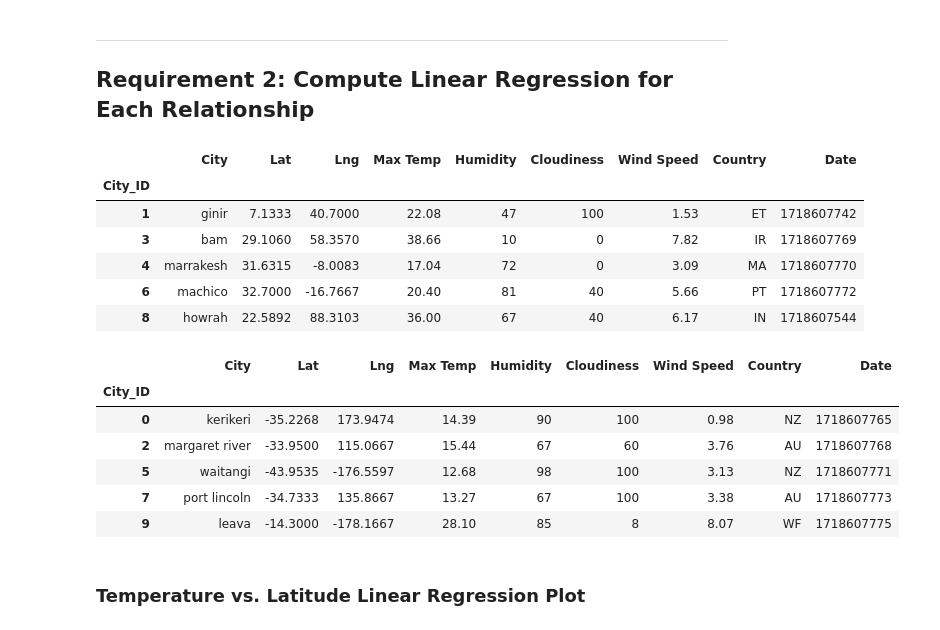
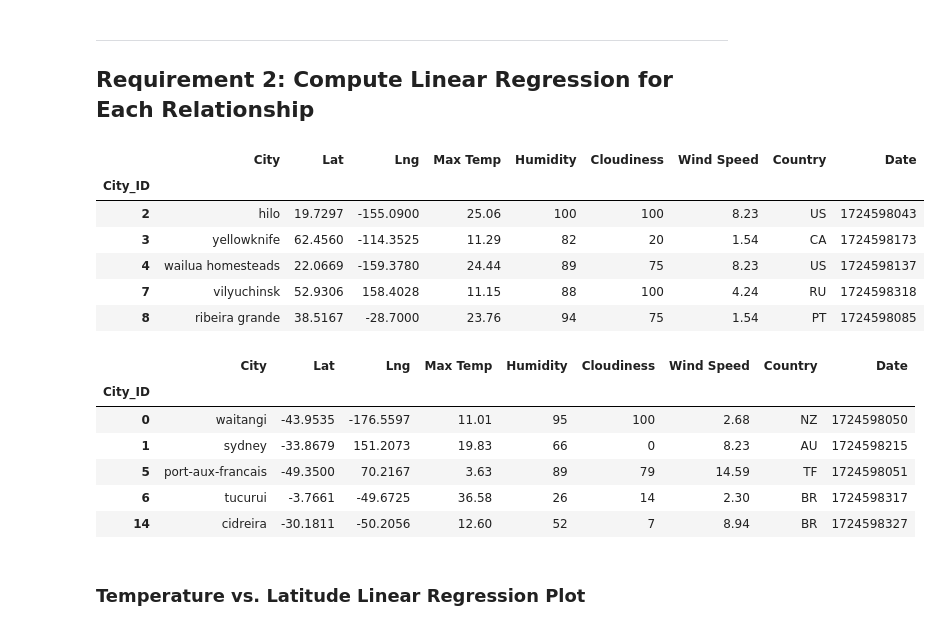
Before and after one commit to av9248/Python-api-challenge, a Jupyter notebook: WeatherPy/WeatherPy.ipynb, the cells around one changed output. Saved outputs shown, nothing was run; the diff lists cells and outputs as text; code cells hidden in the pictures.

```diff
--- a/WeatherPy/WeatherPy.ipynb
+++ b/WeatherPy/WeatherPy.ipynb
@@ -179,6 +187,6 @@ city_data_df.to_csv("output_data/cities.csv", index_label="City_ID")
 # %%
 # Read saved data
-city_data_df = pd.read_csv("output_data/cities.csv", index_col="City_ID")
+city_data_df = pd.read_csv("../Resources/cities.csv", index_col="City_ID")
 
 # Display sample data
 city_data_df.head()
@@ -266,30 +289,30 @@ plt.show()
 # %%
 # Create a DataFrame with the Northern Hemisphere data (Latitude >= 0)
-# YOUR CODE HERE
+northern_hemi_df = city_data_df.loc[city_data_df['Lat']>= 0,:]
 
 # Display sample data
 northern_hemi_df.head()
 # %% [output]
 |  | City | Lat | Lng | Max Temp | Humidity | Cloudiness | Wind Speed | Country | Date |
 | City_ID |  |  |  |  |  |  |  |  |  |
-| 1 | ginir | 7.1333 | 40.7000 | 22.08 | 47 | 100 | 1.53 | ET | 1718607742 |
-| 3 | bam | 29.1060 | 58.3570 | 38.66 | 10 | 0 | 7.82 | IR | 1718607769 |
-| 4 | marrakesh | 31.6315 | -8.0083 | 17.04 | 72 | 0 | 3.09 | MA | 1718607770 |
-| 6 | machico | 32.7000 | -16.7667 | 20.40 | 81 | 40 | 5.66 | PT | 1718607772 |
-| 8 | howrah | 22.5892 | 88.3103 | 36.00 | 67 | 40 | 6.17 | IN | 1718607544 |
+| 2 | hilo | 19.7297 | -155.0900 | 25.06 | 100 | 100 | 8.23 | US | 1724598043 |
+| 3 | yellowknife | 62.4560 | -114.3525 | 11.29 | 82 | 20 | 1.54 | CA | 1724598173 |
+| 4 | wailua homesteads | 22.0669 | -159.3780 | 24.44 | 89 | 75 | 8.23 | US | 1724598137 |
+| 7 | vilyuchinsk | 52.9306 | 158.4028 | 11.15 | 88 | 100 | 4.24 | RU | 1724598318 |
+| 8 | ribeira grande | 38.5167 | -28.7000 | 23.76 | 94 | 75 | 1.54 | PT | 1724598085 |
 # %%
 # Create a DataFrame with the Southern Hemisphere data (Latitude < 0)
-# YOUR CODE HERE
+southern_hemi_df = city_data_df.loc[city_data_df['Lat']< 0,:]
 
 # Display sample data
 southern_hemi_df.head()
 # %% [output]
 |  | City | Lat | Lng | Max Temp | Humidity | Cloudiness | Wind Speed | Country | Date |
 | City_ID |  |  |  |  |  |  |  |  |  |
-| 0 | kerikeri | -35.2268 | 173.9474 | 14.39 | 90 | 100 | 0.98 | NZ | 1718607765 |
-| 2 | margaret river | -33.9500 | 115.0667 | 15.44 | 67 | 60 | 3.76 | AU | 1718607768 |
-| 5 | waitangi | -43.9535 | -176.5597 | 12.68 | 98 | 100 | 3.13 | NZ | 1718607771 |
-| 7 | port lincoln | -34.7333 | 135.8667 | 13.27 | 67 | 100 | 3.38 | AU | 1718607773 |
-| 9 | leava | -14.3000 | -178.1667 | 28.10 | 85 | 8 | 8.07 | WF | 1718607775 |
+| 0 | waitangi | -43.9535 | -176.5597 | 11.01 | 95 | 100 | 2.68 | NZ | 1724598050 |
+| 1 | sydney | -33.8679 | 151.2073 | 19.83 | 66 | 0 | 8.23 | AU | 1724598215 |
+| 5 | port-aux-francais | -49.3500 | 70.2167 | 3.63 | 89 | 79 | 14.59 | TF | 1724598051 |
+| 6 | tucurui | -3.7661 | -49.6725 | 36.58 | 26 | 14 | 2.30 | BR | 1724598317 |
+| 14 | cidreira | -30.1811 | -50.2056 | 12.60 | 52 | 7 | 8.94 | BR | 1724598327 |
 # %% [markdown]
 ###  Temperature vs. Latitude Linear Regression Plot
```
Also changed, not shown: parts of 30 cells of this notebook, 7 other files.
